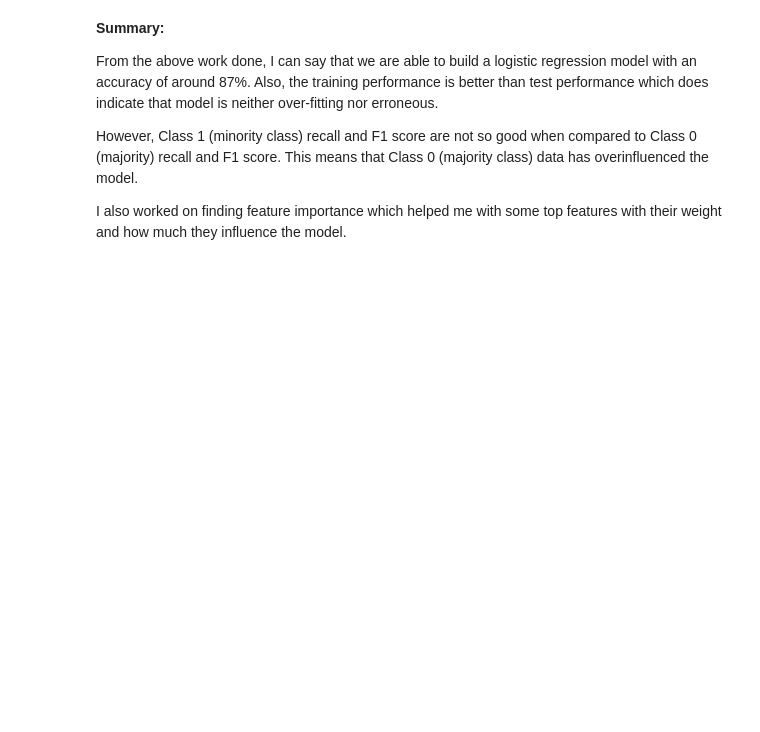
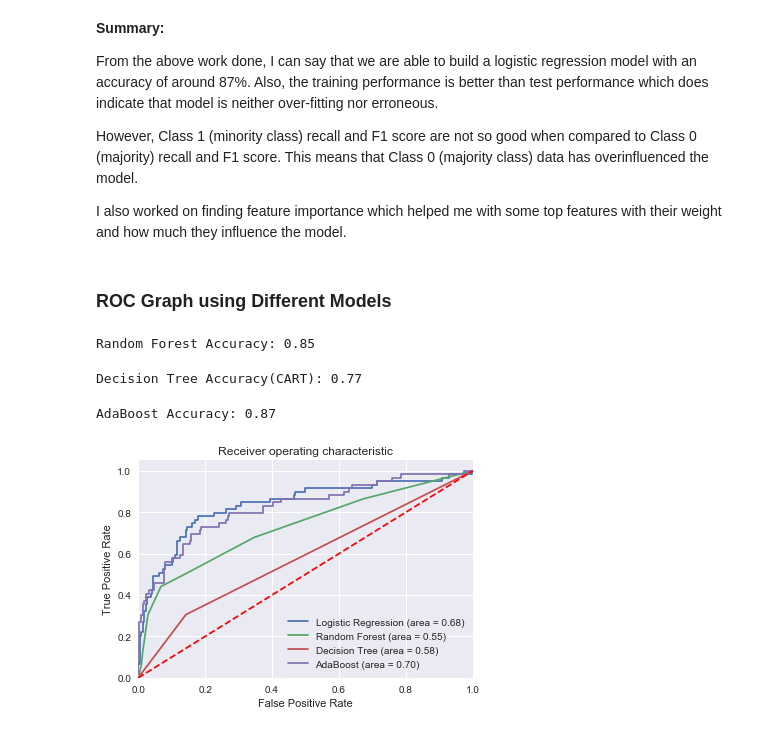
Before and after one commit to Sneharani143/Mini_Project8_MapReduce_Spark, a Jupyter notebook: Capstone Project 1 - Model By Sneha Rani_February,2018.ipynb, the cells around one changed output. Saved outputs shown, nothing was run; the diff lists cells and outputs as text; code cells hidden in the pictures; blank space fills up the shorter version.

```diff
--- a/Capstone Project 1 - Model By Sneha Rani_February,2018.ipynb
+++ b/Capstone Project 1 - Model By Sneha Rani_February,2018.ipynb
@@ -578,3 +590,64 @@ From the above work done, I can say that we are able to build a logistic regress
 However, Class 1 (minority class) recall and F1 score are not so good when compared to Class 0 (majority) recall and F1 score. This means that Class 0 (majority class) data has overinfluenced the model.
 
 I also worked on finding feature importance which helped me with some top features with their weight and how much they influence the model.
+# %% [markdown]
+### ROC Graph using Different Models
+# %%
+from sklearn.ensemble import RandomForestClassifier
+rf = RandomForestClassifier()
+rf.fit(X_train, y_train)
+# Print the accuracy from the testing data.
+print('Random Forest Accuracy: {:.2f}'.format(accuracy_score(y_test, rf.predict(X_test))))
+# %% [output]
+Random Forest Accuracy: 0.85
+# %%
+from sklearn.tree import DecisionTreeClassifier
+dtree = DecisionTreeClassifier()
+dtree.fit(X_train, y_train)
+# Print the accuracy from the testing data.
+print('Decision Tree Accuracy(CART): {:.2f}'.format(accuracy_score(y_test, dtree.predict(X_test))))
+# %% [output]
+Decision Tree Accuracy(CART): 0.77
+# %%
+from sklearn.ensemble import AdaBoostClassifier
+ada = AdaBoostClassifier()
+ada.fit(X_train, y_train)
+# Print the accuracy from the testing data.
+print('AdaBoost Accuracy: {:.2f}'.format(accuracy_score(y_test, ada.predict(X_test))))
+# %% [output]
+AdaBoost Accuracy: 0.87
+# %%
+from sklearn.metrics import roc_auc_score
+from sklearn.metrics import roc_curve
+
+logit_roc_auc = roc_auc_score(y_test, classifier.predict(X_test))
+fpr, tpr, thresholds = roc_curve(y_test, classifier.predict_proba(X_test)[:,1])
+
+rf_roc_auc = roc_auc_score(y_test, rf.predict(X_test))
+rf_fpr, rf_tpr, rf_thresholds = roc_curve(y_test, rf.predict_proba(X_test)[:,1])
+
+
+dtree_roc_auc = roc_auc_score(y_test, dtree.predict(X_test))
+dt_fpr, dt_tpr, dt_thresholds = roc_curve(y_test, dtree.predict_proba(X_test)[:,1])
+
+ada_roc_auc = roc_auc_score(y_test, ada.predict(X_test))
+ada_fpr, ada_tpr, ada_thresholds = roc_curve(y_test, ada.predict_proba(X_test)[:,1])
+
+
+plt.figure()
+plt.plot(fpr, tpr, label='Logistic Regression (area = %0.2f)' % logit_roc_auc)
+plt.plot(rf_fpr, rf_tpr, label='Random Forest (area = %0.2f)' % rf_roc_auc)
+plt.plot(dt_fpr, dt_tpr, label='Decision Tree (area = %0.2f)' % dtree_roc_auc)
+plt.plot(ada_fpr, ada_tpr, label='AdaBoost (area = %0.2f)' % ada_roc_auc)
+
+plt.plot([0, 1], [0, 1],'r--')
+plt.xlim([0.0, 1.0])
+plt.ylim([0.0, 1.05])
+plt.xlabel('False Positive Rate')
+plt.ylabel('True Positive Rate')
+plt.title('Receiver operating characteristic')
+plt.legend(loc="lower right")
+plt.savefig('ROC')
+plt.show()
+# %% [output]
+[figure, added]
```
Also changed, not shown: parts of 16 cells of this notebook.
